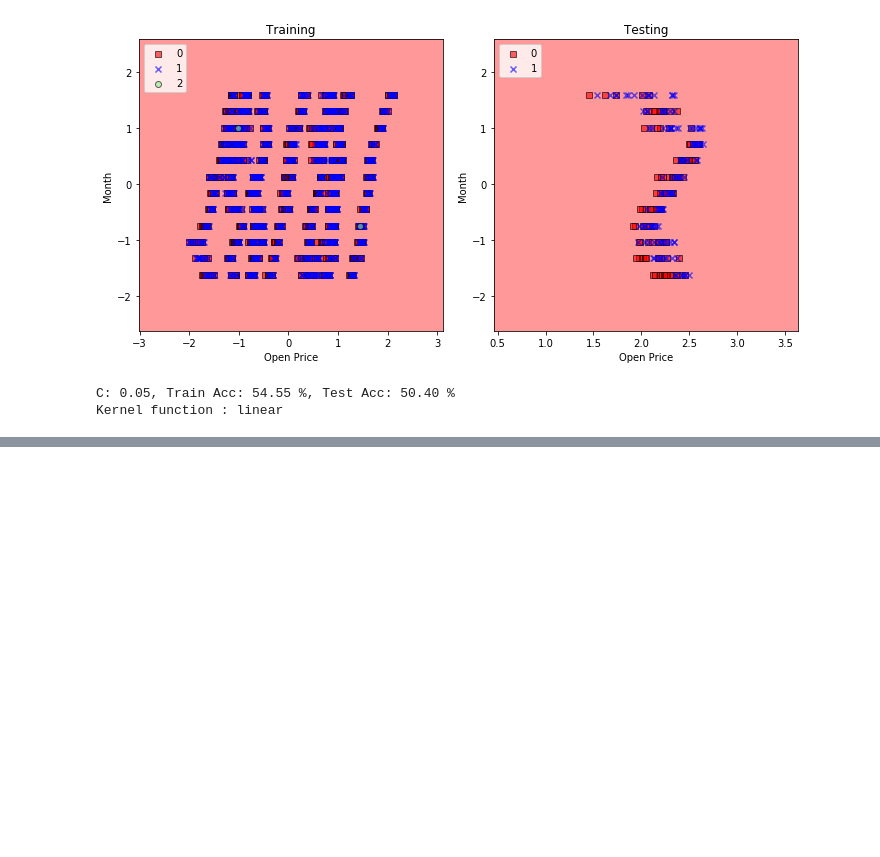
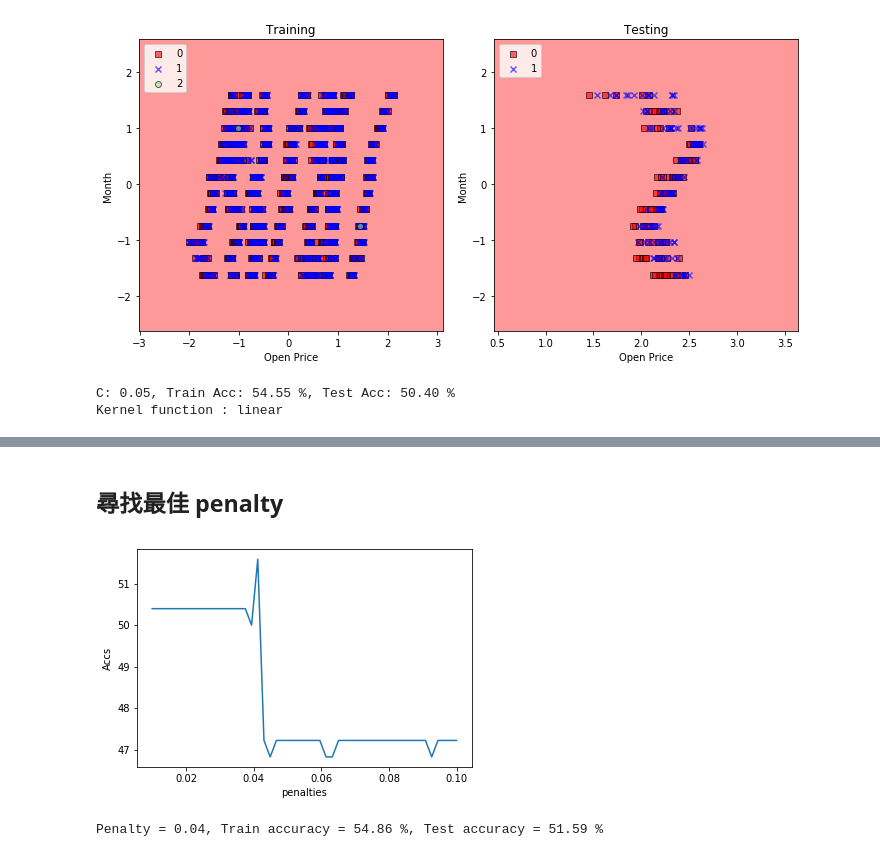
Before and after one commit to Devilmaymai/HomeWork-3, a Jupyter notebook: HW3_SVM.ipynb, the cells around one changed output, grey strips where cells are left out. Saved outputs shown, nothing was run; the diff lists cells and outputs as text; code cells hidden in the pictures; blank space fills up the shorter version.

```diff
--- a/HW3_SVM.ipynb
+++ b/HW3_SVM.ipynb
@@ -291,9 +291,9 @@ def plot_train_test(location, x, y):
 penalty = 0.05
 
 svm = SVC(C=penalty, kernel="linear")
-svm.fit(x_train, y_train['Diff'].values)
+svm.fit(x_train_std, y_train['Diff'].values)
 
-acc_train = accuracy_score(y_train['Diff'].values, svm.predict(x_train)) * 100
+acc_train = accuracy_score(y_train['Diff'].values, svm.predict(x_train_std)) * 100
 acc_test = accuracy_score(y_test['Diff'].values, svm.predict(x_test)) * 100
 print("Penalty = %.2f, Train accuracy = %.2f %%, Test accuracy = %.2f %%" % (penalty, acc_train, acc_test))
 # %% [output]
@@ -324,0 +317,11 @@ print("Kernel function : poly")
+# %%
+YearStd_train = Data_train[["Year", "Open Price", "Month"]]
+
+for i in range(9):
+    scaler.fit(YearStd_train[YearStd_train["Year"] == 2009+i])
+    YearStd_train[YearStd_train["Year"] == 2009+i] = scaler.transform(YearStd_train[YearStd_train["Year"] == 2009+i])
+
+scaler.fit(x_test)
+YearStd_test = scaler.transform(x_test)
+
+YearStd_train = YearStd_train.drop(["Year"],axis =1)
@@ -324,0 +346,38 @@ print("Kernel function : poly")
+# %% [markdown]
+## 尋找最佳 penalty
+# %%
+from tqdm import tqdm
+
+penalties = np.linspace(start=0.01, stop=0.1, num=50)
+
+Accs = []
+with tqdm(total=50) as progress_bar:
+    for penalty in penalties:
+        svm = SVC(C=penalty, kernel="sigmoid")
+        svm.fit(YearStd_train, y_train['Diff'].values)
+
+        acc_train = accuracy_score(y_train['Diff'].values, svm.predict(YearStd_train)) * 100
+        acc_test = accuracy_score(y_test['Diff'].values, svm.predict(YearStd_test)) * 100
+
+        Accs.append(acc_test)
+        progress_bar.update()
+# %%
+plt.plot(penalties, Accs)
+plt.xlabel('penalties')
+plt.ylabel('Accs')
+plt.show()
+# %% [output]
+[figure, added]
+# %%
+best_pen = penalties[np.argmax(Accs)]
+penalty = best_pen
+
+svm = SVC(C=penalty, kernel="sigmoid")
+svm.fit(YearStd_train, y_train['Diff'].values)
+
+acc_train = accuracy_score(y_train['Diff'].values, svm.predict(YearStd_train)) * 100
+acc_test = accuracy_score(y_test['Diff'].values, svm.predict(YearStd_test)) * 100
+
+print("Penalty = %.2f, Train accuracy = %.2f %%, Test accuracy = %.2f %%" % (penalty, acc_train, acc_test))
+# %% [output]
+Penalty = 0.04, Train accuracy = 54.86 %, Test accuracy = 51.59 %
```
Also changed, not shown: parts of 5 cells of this notebook.
